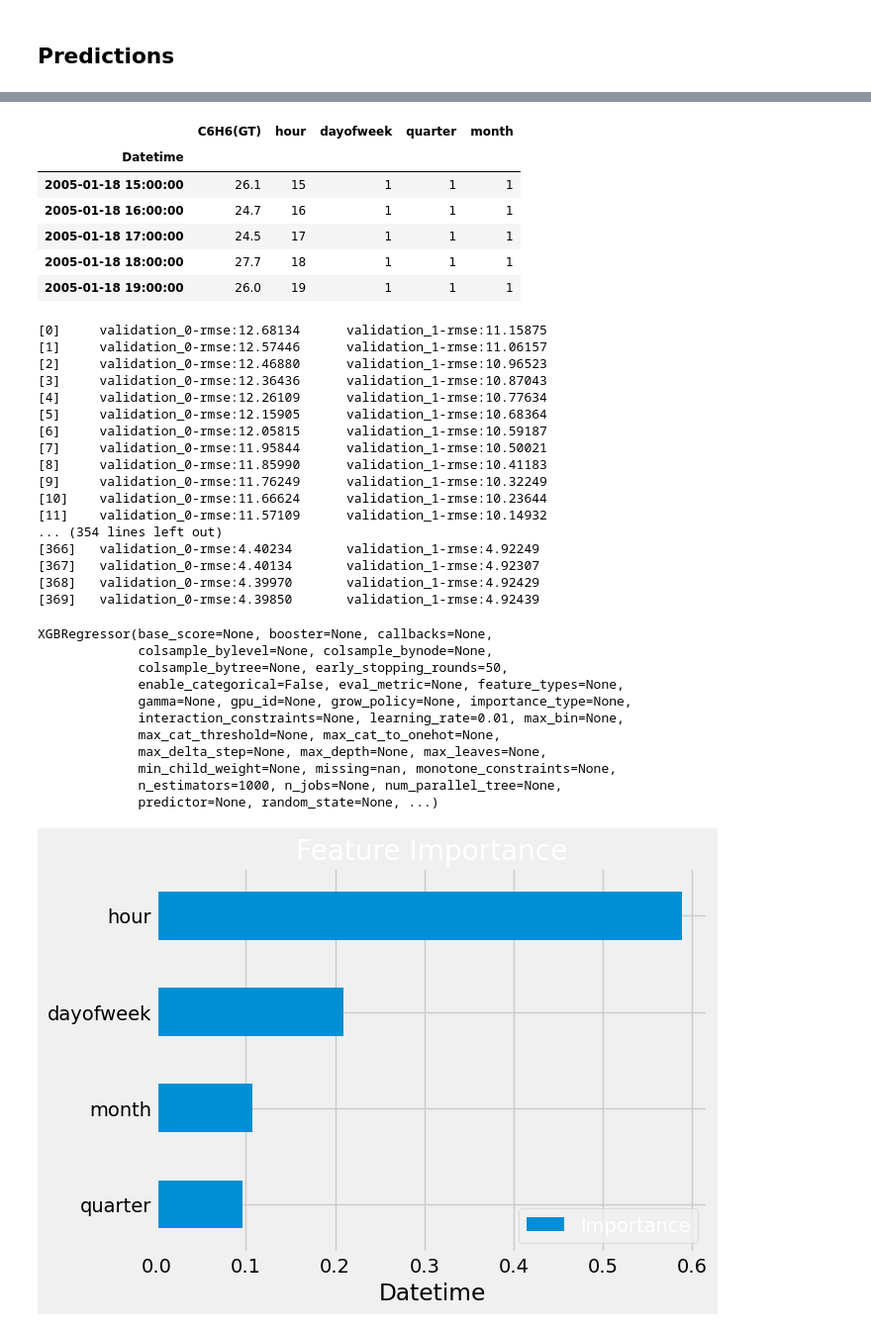
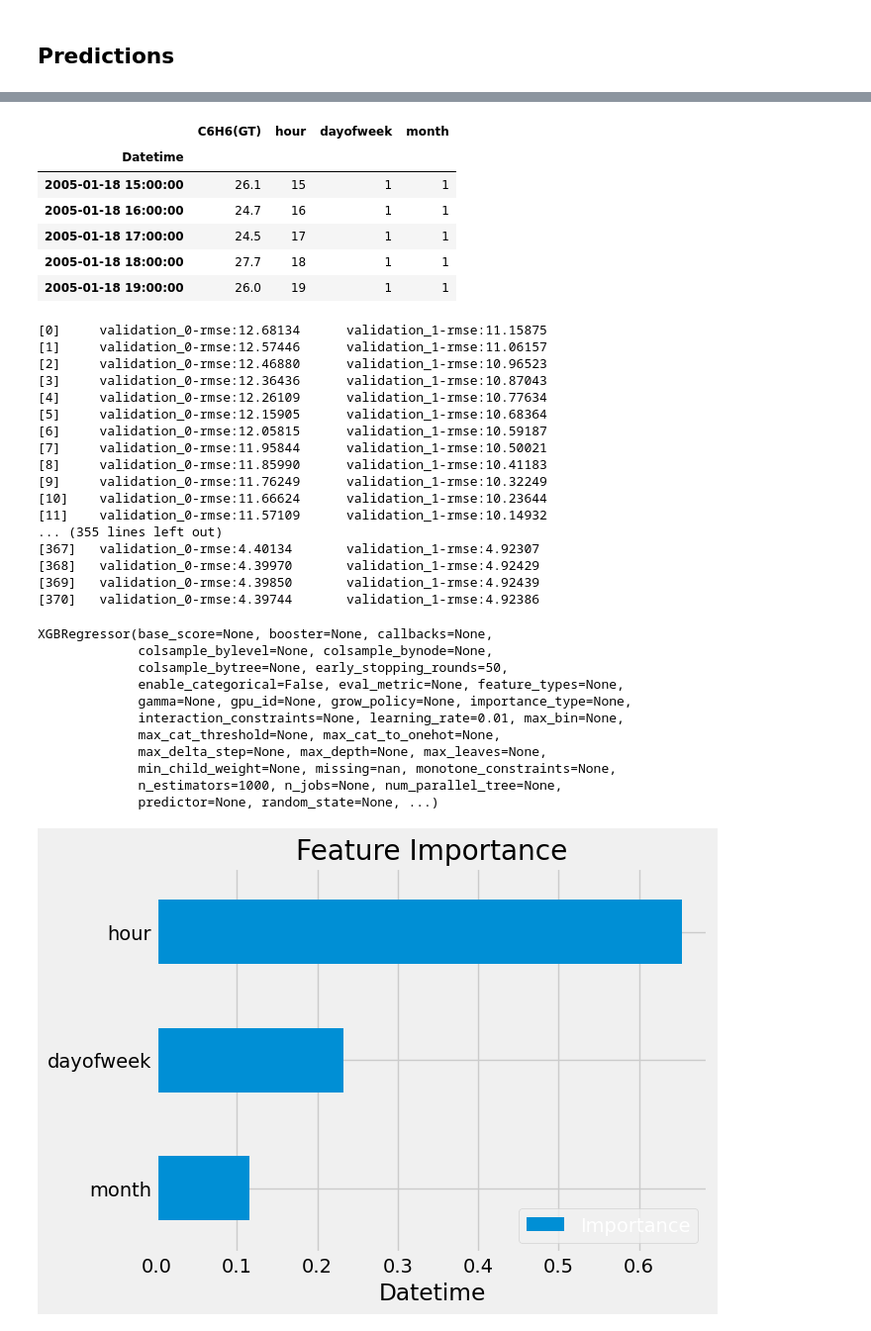
Before and after one commit to bryancastillo10/Machine-Learning-Projects, a Jupyter notebook: ml_air_quality.ipynb, the cells around one changed output, grey strips where cells are left out. Shown at 99% size. Saved outputs shown, nothing was run; the diff lists cells and outputs as text; code cells hidden in the pictures.

```diff
--- a/ml_air_quality.ipynb
+++ b/ml_air_quality.ipynb
@@ -71,7 +71,6 @@ def time_features(df):
     feat_df = df.copy()
     feat_df['hour'] = feat_df.index.hour
     feat_df['dayofweek'] = feat_df.index.dayofweek
-    feat_df['quarter'] = feat_df.index.quarter
     feat_df['month'] = feat_df.index.month
     return feat_df
 
@@ -117,15 +116,15 @@ Index(['C6H6(GT)', 'hour', 'dayofweek', 'quarter', 'month'], dtype='object')
 # %%
-features = ['hour','dayofweek','quarter','month']
+features = ['hour','dayofweek','month']
 target = 'C6H6(GT)'
 test.head()
 # %% [output]
-|  | C6H6(GT) | hour | dayofweek | quarter | month |
-| Datetime |  |  |  |  |  |
-| 2005-01-18 15:00:00 | 26.1 | 15 | 1 | 1 | 1 |
-| 2005-01-18 16:00:00 | 24.7 | 16 | 1 | 1 | 1 |
-| 2005-01-18 17:00:00 | 24.5 | 17 | 1 | 1 | 1 |
-| 2005-01-18 18:00:00 | 27.7 | 18 | 1 | 1 | 1 |
-| 2005-01-18 19:00:00 | 26.0 | 19 | 1 | 1 | 1 |
+|  | C6H6(GT) | hour | dayofweek | month |
+| Datetime |  |  |  |  |
+| 2005-01-18 15:00:00 | 26.1 | 15 | 1 | 1 |
+| 2005-01-18 16:00:00 | 24.7 | 16 | 1 | 1 |
+| 2005-01-18 17:00:00 | 24.5 | 17 | 1 | 1 |
+| 2005-01-18 18:00:00 | 27.7 | 18 | 1 | 1 |
+| 2005-01-18 19:00:00 | 26.0 | 19 | 1 | 1 |
 # %%
 X_train = train[features]
 y_train = train[target]
@@ -150,11 +149,11 @@ verbose=True)
 [9]     validation_0-rmse:11.76249      validation_1-rmse:10.32249
 [10]    validation_0-rmse:11.66624      validation_1-rmse:10.23644
 [11]    validation_0-rmse:11.57109      validation_1-rmse:10.14932
-... (354 lines left out)
-[366]   validation_0-rmse:4.40234       validation_1-rmse:4.92249
+... (355 lines left out)
 [367]   validation_0-rmse:4.40134       validation_1-rmse:4.92307
 [368]   validation_0-rmse:4.39970       validation_1-rmse:4.92429
 [369]   validation_0-rmse:4.39850       validation_1-rmse:4.92439
+[370]   validation_0-rmse:4.39744       validation_1-rmse:4.92386
 XGBRegressor(base_score=None, booster=None, callbacks=None,
              colsample_bylevel=None, colsample_bynode=None,
              colsample_bytree=None, early_stopping_rounds=50,
@@ -172,8 +171,9 @@ index=reg.feature_names_in_,columns=['Importance'])
 # %%
 fi.sort_values('Importance').plot(kind='barh',title='Feature Importance')
 plt.tick_params(colors='black')
 plt.xlabel('Datetime',color='black')
+plt.title('Feature Importance',color='black')
 plt.show()
 # %% [output]
-[figure, old version]
+[figure, new version]
 # %%
```
Also changed, not shown: parts of 15 cells of this notebook, 2 other files.
